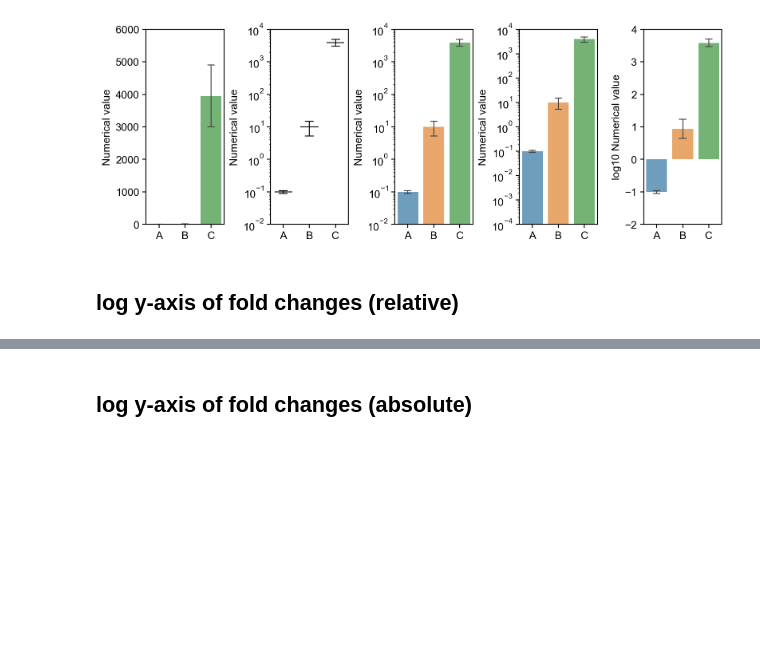
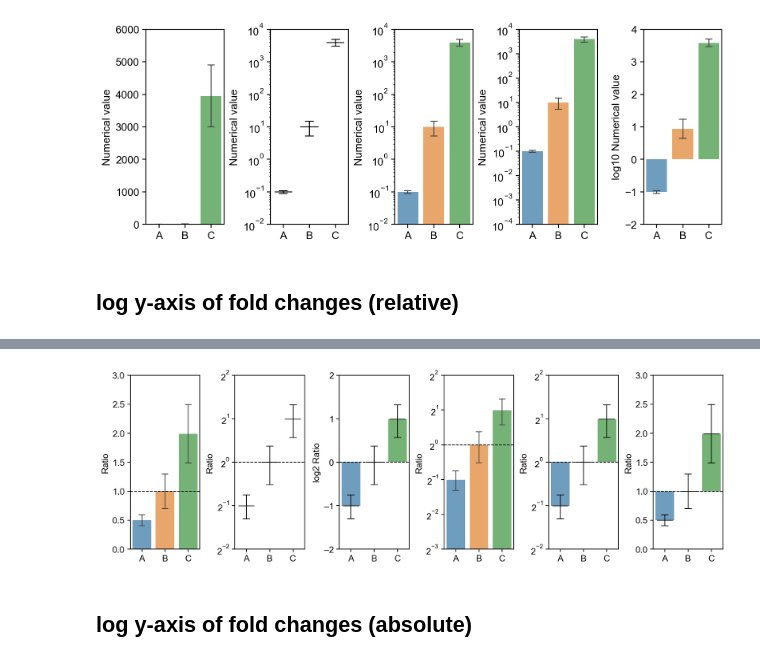
Before and after one commit to tengjuilin/misused-bar-graphs, a Jupyter notebook: bar-graph-examples.ipynb, the cells around one changed output, grey strips where cells are left out. Drawn from its saved outputs; the diff is of its cells as text; code cells hidden in the pictures; blank space fills up the shorter version.

```diff
--- a/bar-graph-examples.ipynb
+++ b/bar-graph-examples.ipynb
@@ -433,3 +348,102 @@ fig.savefig('figures/subpanels/ex-fig-3-log-mistake-ratio-relative.pdf')
+# %%
+np.random.seed(10)
+swarm_df = pd.DataFrame(np.hstack([
+    np.random.normal(0.5, 0.1, SAMPLE_SIZE).reshape(-1, 1),
+    np.random.normal(1, 0.3, SAMPLE_SIZE).reshape(-1, 1),
+    np.random.normal(2, 0.5, SAMPLE_SIZE).reshape(-1, 1),
+]))
+swarm_df.columns = ['A', 'B', 'C']
+bar_df = swarm_df
+
+col = 6
+row = 1
+col_scale = 2
+row_scale = 4
+
+fig, axs = plt.subplots(row, col, figsize=(col*col_scale, row*row_scale))
+
+bar_plot(bar_df, axs[0])
+mean_bar(bar_df, ax=axs[1], width=0.35)
+mean_bar(bar_df, ax=axs[2], width=0.35)
+sns.barplot(
+    bar_df - 1,
+    errorbar=None,
+    capsize=BAR_CAPSIZE,
+    linewidth=BAR_LINEWIDTH,
+    edgecolor=BAR_EDGECOLOR,
+    alpha=BAR_ALPHA,
+    width=BAR_WIDTH,
+    bottom=1,
+    ax=axs[2],
+)
+bar_plot(bar_df, axs[3])
+mean_bar(bar_df, ax=axs[4], width=0.35)
+sns.barplot(
+    bar_df - 1,
+    errorbar=None,
+    capsize=BAR_CAPSIZE,
+    linewidth=BAR_LINEWIDTH,
+    edgecolor=BAR_EDGECOLOR,
+    alpha=BAR_ALPHA,
+    width=BAR_WIDTH,
+    bottom=1,
+    ax=axs[4],
+)
+
+mean_bar(bar_df, ax=axs[5], width=0.35)
+sns.barplot(
+    bar_df - 1,
+    errorbar=None,
+    capsize=BAR_CAPSIZE,
+    linewidth=BAR_LINEWIDTH,
+    edgecolor=BAR_EDGECOLOR,
+    alpha=BAR_ALPHA,
+    width=BAR_WIDTH,
+    bottom=1,
+    ax=axs[5],
+)
+
+for i in range(col):
+    axs[i].set_box_aspect(2.5)
+
+axs[0].axhline(1, color='k', lw=1, ls='--')
+axs[1].axhline(1, color='k', lw=1, ls='--')
+axs[2].axhline(1, color='k', lw=1, ls='--')
+axs[3].axhline(1, color='k', lw=1, ls='--')
+axs[4].axhline(1, color='k', lw=1, ls='--')
+axs[5].axhline(1, color='k', lw=1, ls='--')
+
+axs[0].set_ylim(0, 3)
+axs[1].set_ylim(2**(-2), 2**2)
+axs[2].set_ylim(2**(-2), 2**2)
+axs[3].set_ylim(2**(-3), 2**2)
+axs[4].set_ylim(2**(-2), 2**2)
+axs[5].set_ylim(0, 3)
+
+axs[1].set_yscale('log', base=2)
+axs[2].set_yscale('log', base=2)
+axs[3].set_yscale('log', base=2)
+axs[4].set_yscale('log', base=2)
+
+axs[2].set_yticks(2.0 ** np.array([-2, -1, 0, 1, 2]), labels=np.array(['–2', '–1', '0', '1', '2']))
+
+# axs[0].set_title('Correct')
+# axs[1].set_title('Correct')
+# axs[2].set_title('Recommended')
+# axs[3].set_title('Incorrect')
+# axs[4].set_title('Incorrect')
+# axs[5].set_title('Incorrect')
+
+axs[0].set_ylabel('Ratio')
+axs[1].set_ylabel('Ratio')
+axs[2].set_ylabel('log2 Ratio')
+axs[3].set_ylabel('Ratio')
+axs[4].set_ylabel('Ratio')
+axs[5].set_ylabel('Ratio')
+plt.tight_layout()
+fig.savefig('figures/subpanels/ex-fig-3-log-mistake-ratio-relative.pdf')
+# %% [output]
+[figure, added]
 # %% [markdown]
 ## log y-axis of fold changes (absolute)
 # %%
```
Also changed, not shown: parts of 1 cell of this notebook, 3 other files.
